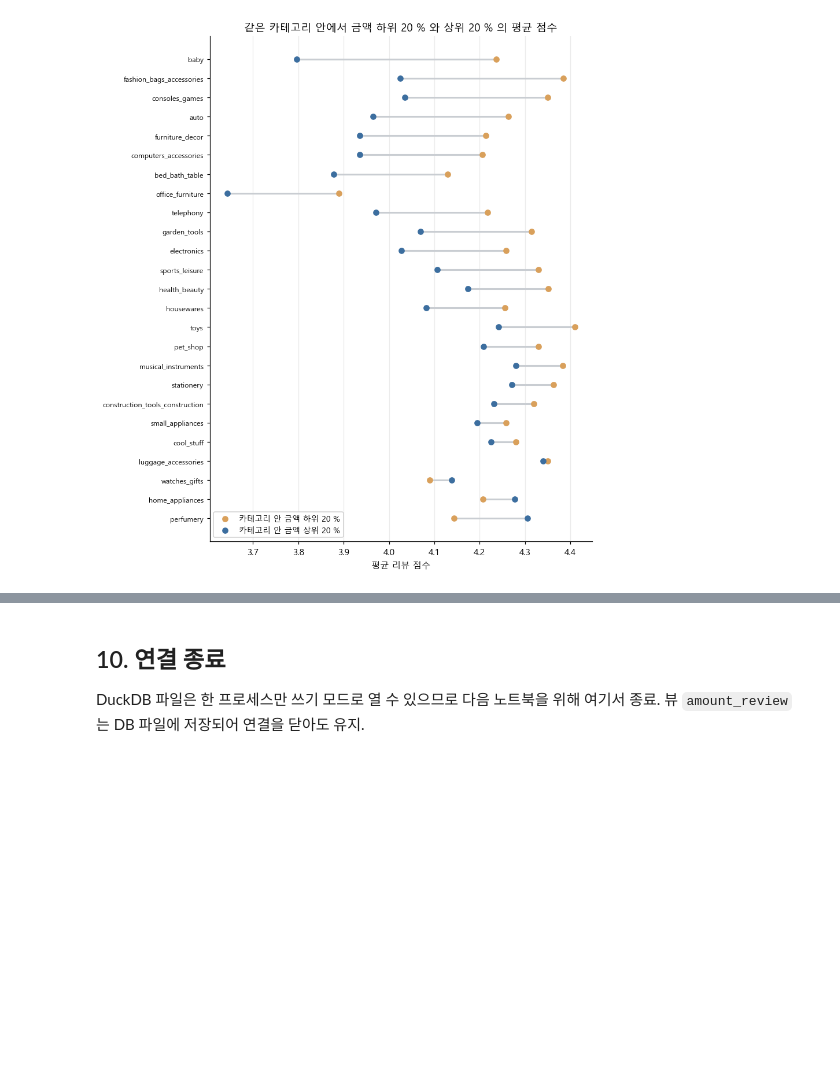
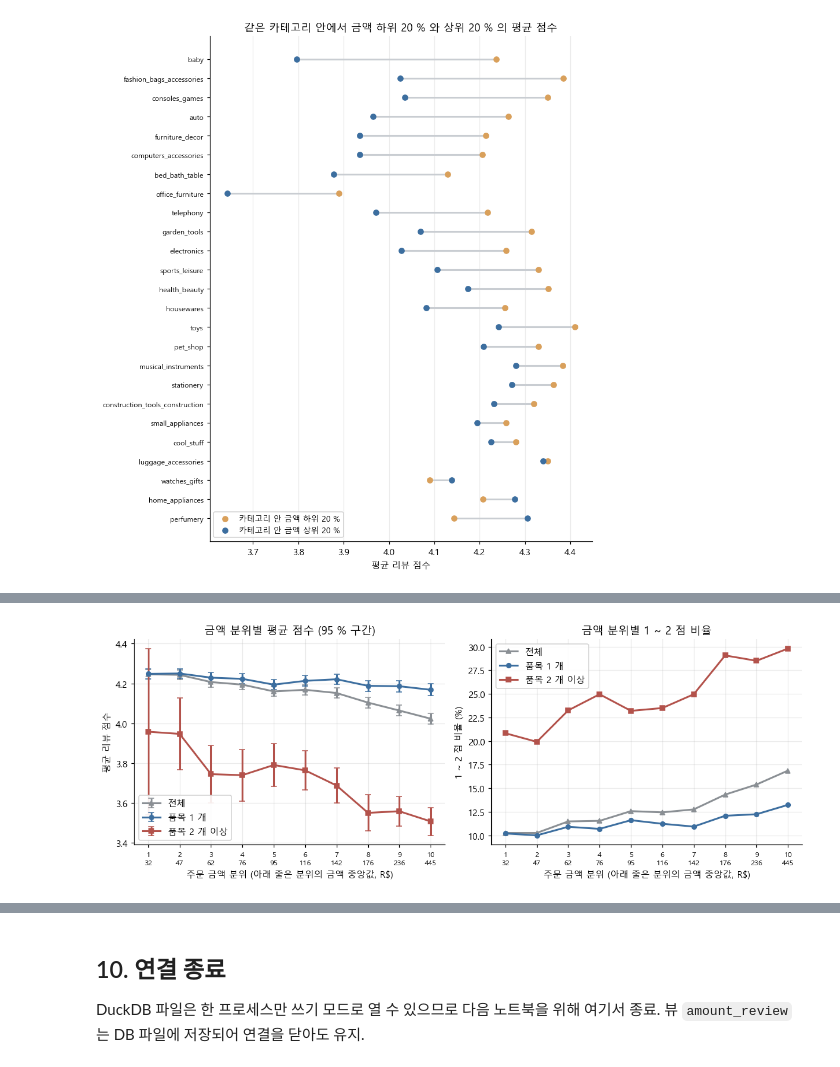
Before and after one commit to wlstjd1011/Olist-data-analyze, a Jupyter notebook: notebooks/08_order_amount.ipynb, the cells around one changed output, grey strips where cells are left out. Saved outputs shown, nothing was run; the diff lists cells and outputs as text; code cells hidden in the pictures; blank space fills up the shorter version.

```diff
--- a/notebooks/08_order_amount.ipynb
+++ b/notebooks/08_order_amount.ipynb
@@ -1356,0 +1247,34 @@ ORDER BY "group"
+# %%
+t = itm[itm['decile'] != '전체'].reset_index(drop=True)
+x = list(range(1, len(t) + 1))
+labels = [f'{i}\n{m:,.0f}' for i, m in zip(x, t['median_amount'])]
+
+fig, axes = plt.subplots(1, 2, figsize=(11, 4.2))
+
+ax = axes[0]
+ax.errorbar(x, t['all_avg'], yerr=t['all_ci_half'], color=GRAY, marker='^', ms=5, lw=2,
+            capsize=3, label='전체')
+ax.errorbar(x, t['one_avg'], yerr=t['one_ci_half'], color=BLUE, marker='o', ms=5, lw=2,
+            capsize=3, label='품목 1 개')
+ax.errorbar(x, t['multi_avg'], yerr=t['multi_ci_half'], color=RED, marker='s', ms=5, lw=2,
+            capsize=3, label='품목 2 개 이상')
+ax.set_ylabel('평균 리뷰 점수')
+ax.set_title('금액 분위별 평균 점수 (95 % 구간)')
+ax.legend(loc='lower left', framealpha=0.9)
+
+ax = axes[1]
+ax.plot(x, t['all_low_pct'], color=GRAY, marker='^', ms=5, lw=2, label='전체')
+ax.plot(x, t['one_low_pct'], color=BLUE, marker='o', ms=5, lw=2, label='품목 1 개')
+ax.plot(x, t['multi_low_pct'], color=RED, marker='s', ms=5, lw=2, label='품목 2 개 이상')
+ax.set_ylabel('1 ~ 2 점 비율 (%)')
+ax.set_title('금액 분위별 1 ~ 2 점 비율')
+ax.legend(loc='upper left', framealpha=0.9)
+
+for ax in axes:
+    ax.set_xticks(x)
+    ax.set_xticklabels(labels, fontsize=8)
+    ax.set_xlabel('주문 금액 분위 (아래 줄은 분위의 금액 중앙값, R$)')
+plt.tight_layout()
+plt.show()
+# %% [output]
+[figure, added]
```
Also changed, not shown: parts of 43 cells of this notebook, 4 other files.
